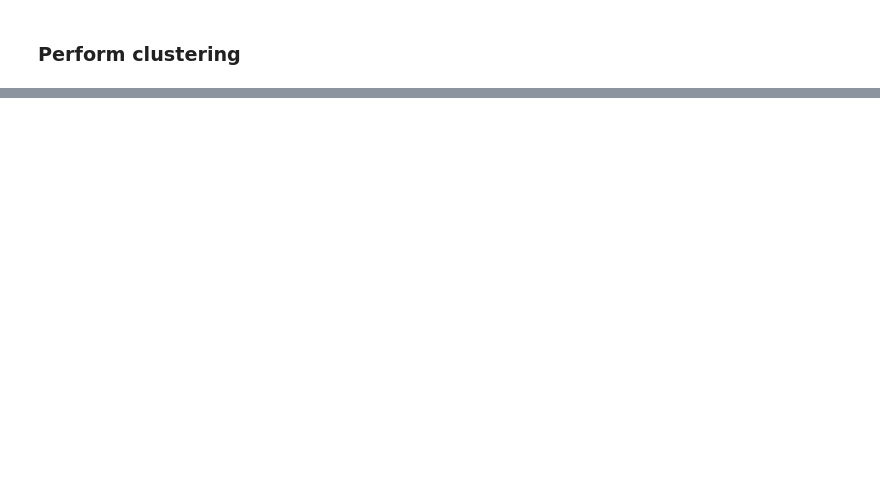
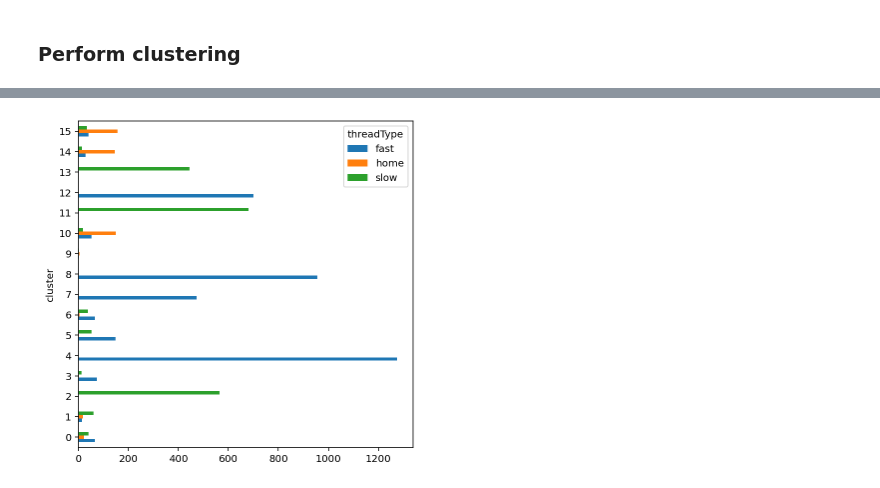
Before and after one commit to GuidoDC97/IE, a Jupyter notebook: Esercizio 3 Web Server/Fabio/Workload Characterization/WebServer_WC.ipynb, the cells around one changed output, grey strips where cells are left out. Cells and saved outputs as stored; diff of their text form; code cells hidden in the pictures; blank space fills up the shorter version.

```diff
--- a/Esercizio 3 Web Server/Fabio/Workload Characterization/WebServer_WC.ipynb
+++ b/Esercizio 3 Web Server/Fabio/Workload Characterization/WebServer_WC.ipynb
@@ -582,0 +459,5 @@ dev_lost_ratio
+# %%
+df_high_clu.groupby(by=['cluster','threadType']).count().timeStamp.unstack(1).plot.barh(figsize=(6,6))
+plt.show()
+# %% [output]
+[figure, added]
```
Also changed, not shown: parts of 48 cells of this notebook.
